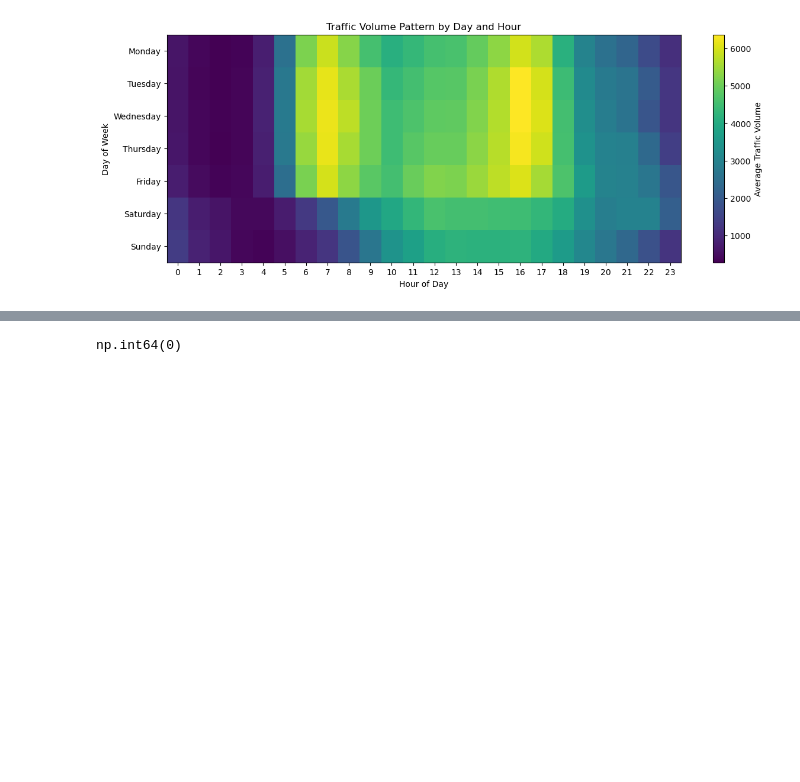
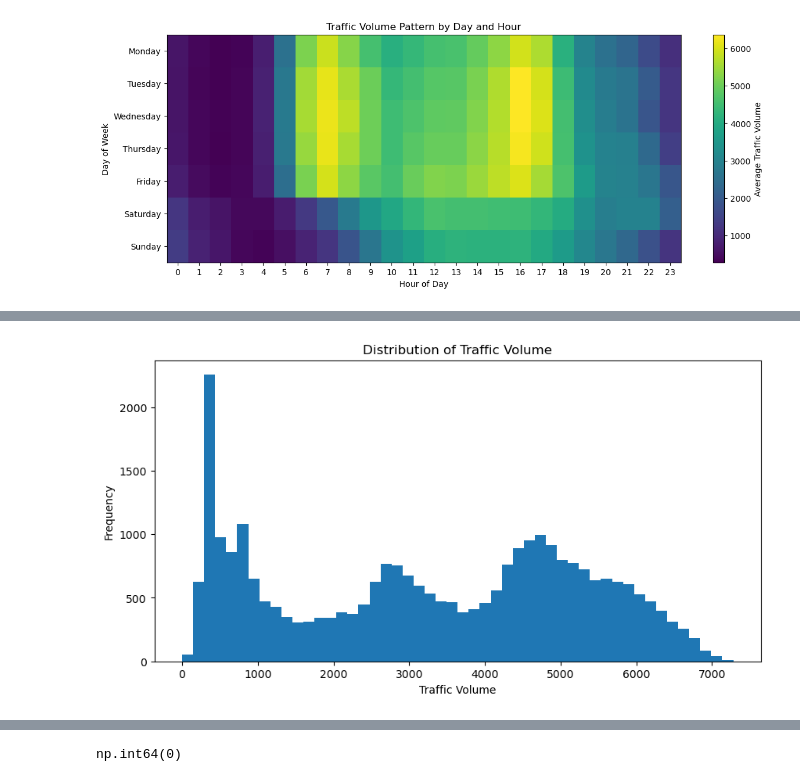
Before and after one commit to abhisarthak/traffic-volume-prediction-analysis, a Jupyter notebook: traffic_volume_prediction.ipynb, the cells around one changed output, grey strips where cells are left out. Saved outputs shown, nothing was run; the diff lists cells and outputs as text; code cells hidden in the pictures; blank space fills up the shorter version.

```diff
--- a/traffic_volume_prediction.ipynb
+++ b/traffic_volume_prediction.ipynb
@@ -662,0 +1061,14 @@ plt.show()
+# %%
+df["temperature_c"] = df["temperature"] - 273.15
+# %%
+df["is_raining"] = (df["rain_p_h"] > 0).astype(int)
+# %%
+df["low_visibility"] = (
+    df["visibility_in_miles"] <= 3
+).astype(int)
+# %%
+df["cloud_category"] = pd.cut(
+    df["clouds_all"],
+    bins=[-1, 25, 75, 100],
+    labels=["Clear", "Partly Cloudy", "Overcast"]
+)
@@ -662,0 +1138,15 @@ plt.show()
+# %%
+plt.figure(figsize=(10, 5))
+
+plt.hist(
+    df["traffic_volume"],
+    bins=50
+)
+
+plt.xlabel("Traffic Volume")
+plt.ylabel("Frequency")
+plt.title("Distribution of Traffic Volume")
+
+plt.show()
+# %% [output]
+[figure, added]
```
Also changed, not shown: parts of 30 cells of this notebook.
